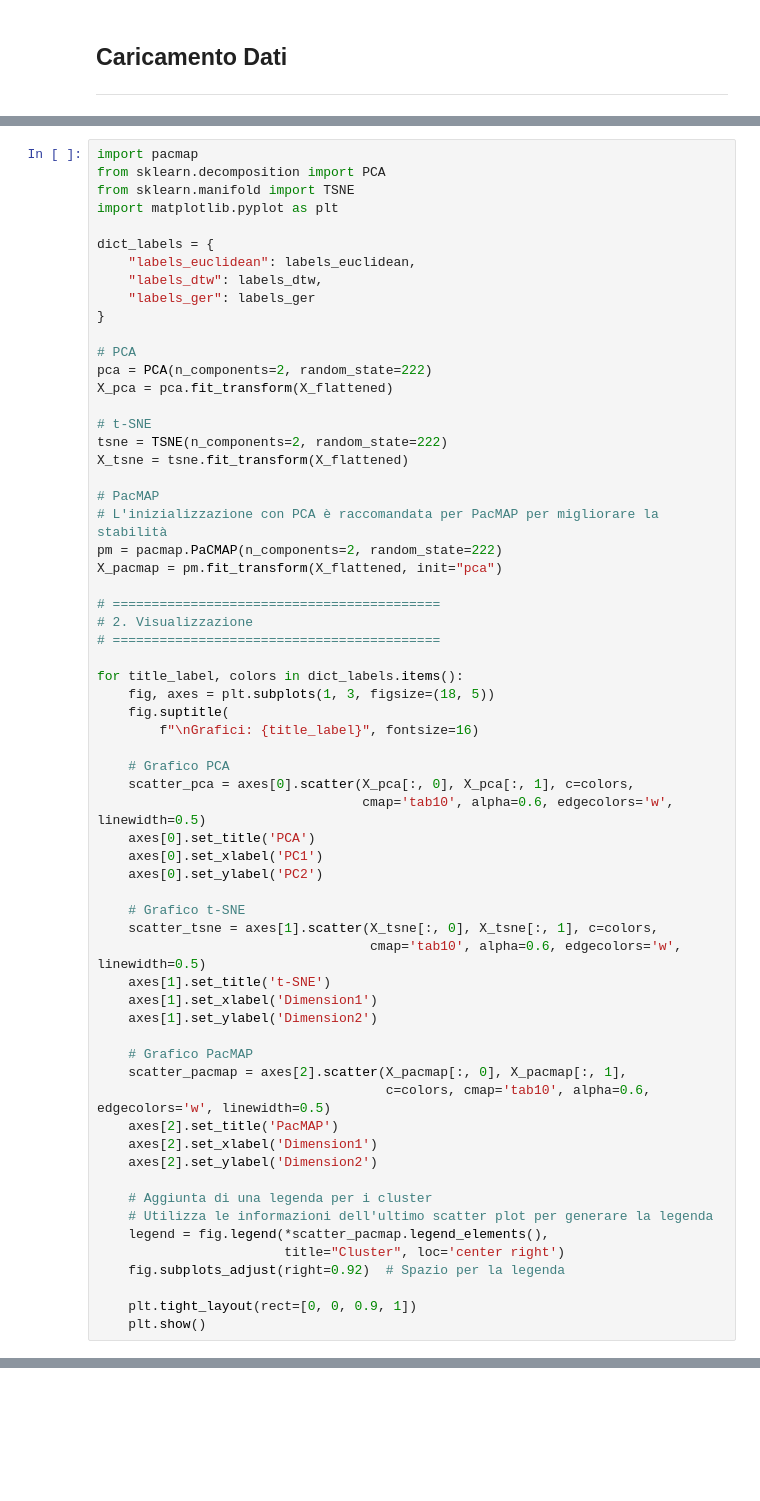
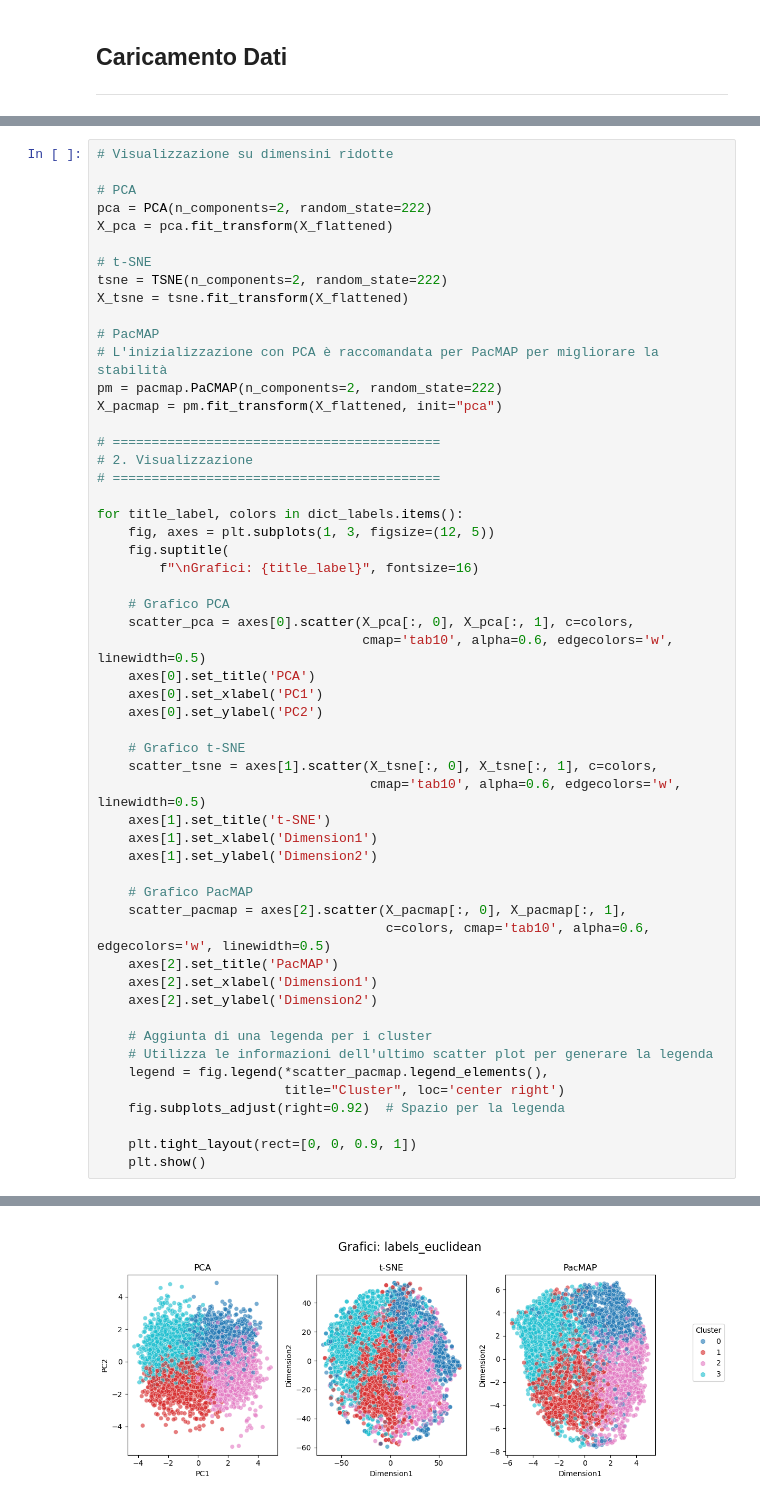
Before and after one commit to alessialaconca/Data_Mining_2_Child_Mind_Institute, a Jupyter notebook: Riccardo/TS_clustering.ipynb, the cells around one changed output, grey strips where cells are left out. Drawn from its saved outputs; the diff is of its cells as text; blank space fills up the shorter version.

```diff
--- a/Riccardo/TS_clustering.ipynb
+++ b/Riccardo/TS_clustering.ipynb
@@ -159,14 +240,5 @@ centroidi_ger = np.array(centroidi_ger_list)
 # %%
-import pacmap
-from sklearn.decomposition import PCA
-from sklearn.manifold import TSNE
-import matplotlib.pyplot as plt
-
-dict_labels = {
-    "labels_euclidean": labels_euclidean,
-    "labels_dtw": labels_dtw,
-    "labels_ger": labels_ger
-}
+# Visualizzazione su dimensini ridotte
 
 # PCA
 pca = PCA(n_components=2, random_state=222)
@@ -186,7 +258,7 @@ X_pacmap = pm.fit_transform(X_flattened, init="pca")
 # ==========================================
 
 for title_label, colors in dict_labels.items():
-    fig, axes = plt.subplots(1, 3, figsize=(18, 5))
+    fig, axes = plt.subplots(1, 3, figsize=(12, 5))
     fig.suptitle(
         f"\nGrafici: {title_label}", fontsize=16)
 
@@ -219,3 +291,4 @@ for title_label, colors in dict_labels.items():
 
     plt.tight_layout(rect=[0, 0, 0.9, 1])
     plt.show()
+# %% [output]
@@ -221,0 +312 @@ for title_label, colors in dict_labels.items():
+[figure, added]
```
Also changed, not shown: parts of 21 cells of this notebook, 11 other files.
